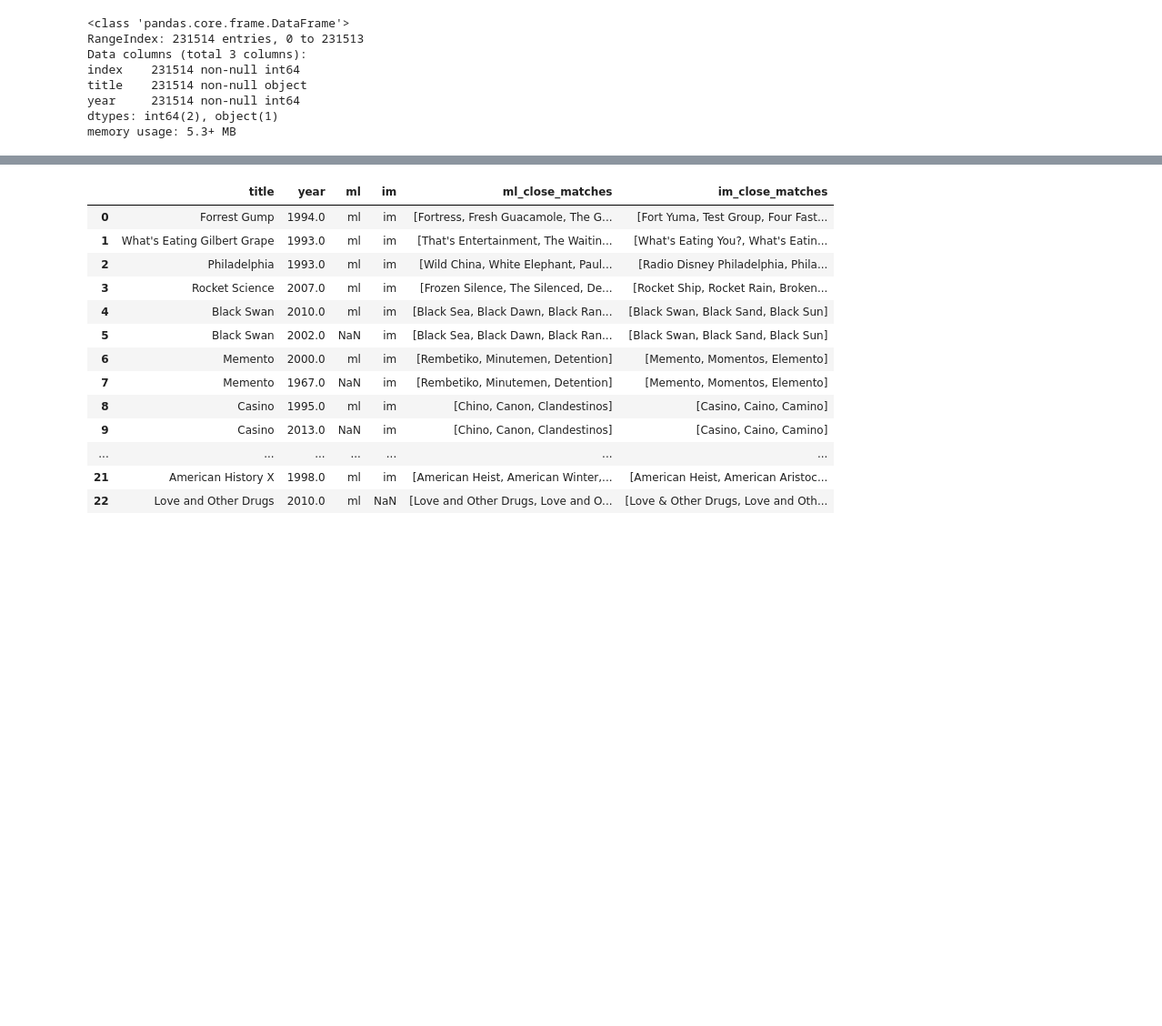
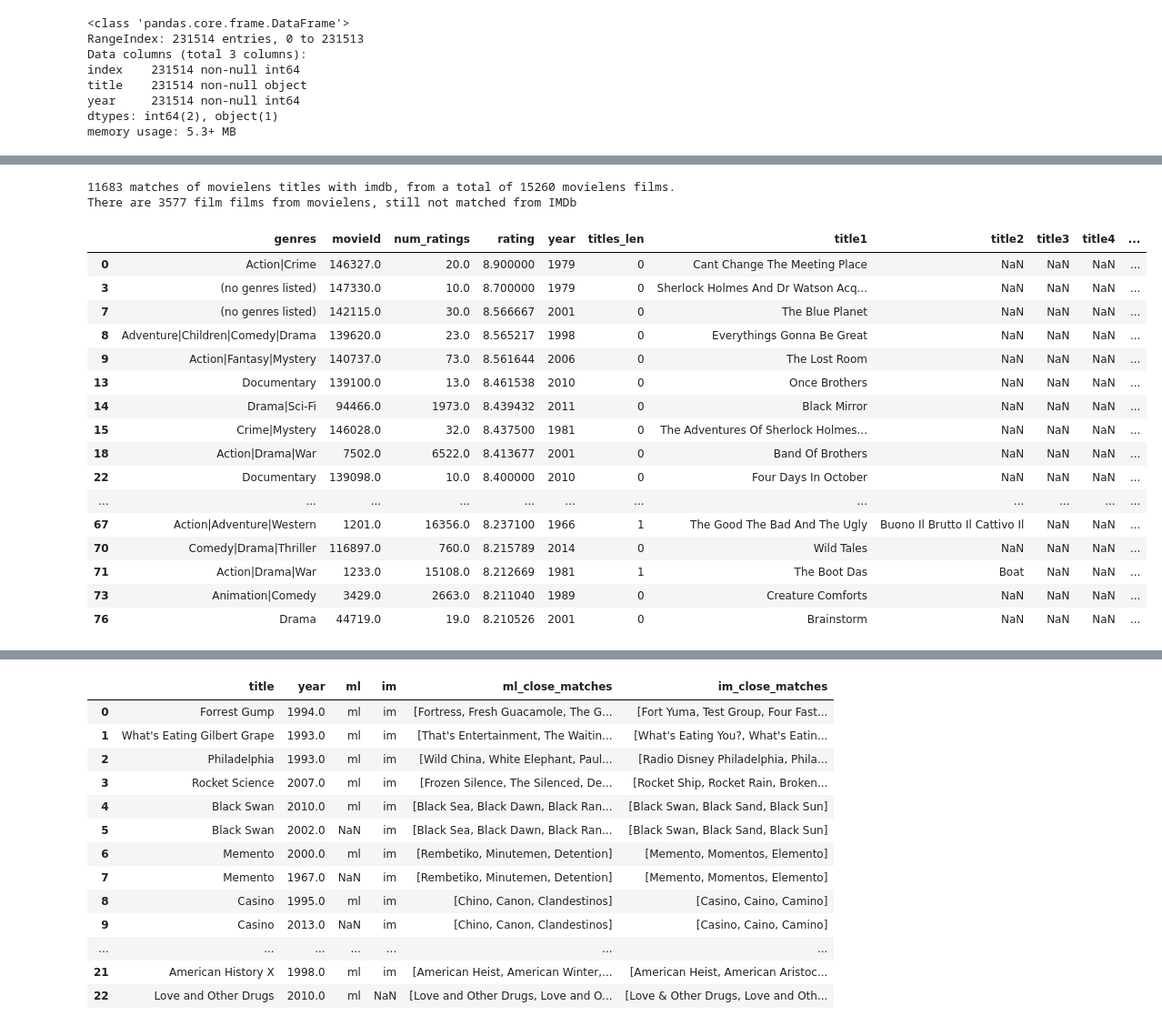
Before and after one commit to bartstonejjj/Data-Science, a Jupyter notebook: LAF/Film Recommendation Engine.ipynb, the cells around one changed output, grey strips where cells are left out. Shown at 91% size. Drawn from its saved outputs; the diff is of its cells as text; code cells hidden in the pictures; blank space fills up the shorter version.

```diff
--- a/LAF/Film Recommendation Engine.ipynb
+++ b/LAF/Film Recommendation Engine.ipynb
@@ -493,0 +488,19 @@ ml_mm_im_matches.to_excel('close_matches_for_movielens_with_imdb.xls')
+# %%
+# Data: MovieLens & IMDB
+
+# Continue modifying the same dataframe
+df = films_all.copy()
+
+# Create new field for each title1 to title4 for close match
+for i in range(1, 5):
+    df['title%s_close_match' %i] = pd.np.nan
+
+find_close_matches_on_movielens_titles(df)
+find_close_matches_on_movielens_titles(df, exact_year = False)
+
+# Save results
+films_all_w_cmtitles = df
+
+#Show close matches that have been found
+close_match_ftr = df['title1_close_match'].notnull()|df['title2_close_match'].notnull()|df['title3_close_match'].notnull()|df['title4_close_match'].notnull()
+df[close_match_ftr].head()
@@ -493,0 +552,32 @@ ml_mm_im_matches.to_excel('close_matches_for_movielens_with_imdb.xls')
+# %%
+# Show films still not matched by movielens to IMDB
+df = films_all_w_cmtitles
+df = df[df['title'].isnull()]
+
+df_mm = df#[~df['genres'].str.contains('Documentary')&~df['genres'].str.contains('no genres listed')]
+
+df = films_all_w_cmtitles
+print('%s matches of movielens titles with imdb, from a total of %s movielens films.'
+      %(len(df[df['title'].notnull()]),len(df)))
+print('There are %s ''film'' films from movielens, still not matched from IMDb'%len(df_mm))
+df_mm.head(30)
+# %% [output]
+11683 matches of movielens titles with imdb, from a total of 15260 movielens films.
+There are 3577 film films from movielens, still not matched from IMDb
+|  | genres | movieId | num_ratings | rating | year | titles_len | title1 | title2 | title3 | title4 | ... |
+| 0 | Action|Crime | 146327.0 | 20.0 | 8.900000 | 1979 | 0 | Cant Change The Meeting Place | NaN | NaN | NaN | ... |
+| 3 | (no genres listed) | 147330.0 | 10.0 | 8.700000 | 1979 | 0 | Sherlock Holmes And Dr Watson Acq... | NaN | NaN | NaN | ... |
+| 7 | (no genres listed) | 142115.0 | 30.0 | 8.566667 | 2001 | 0 | The Blue Planet | NaN | NaN | NaN | ... |
+| 8 | Adventure|Children|Comedy|Drama | 139620.0 | 23.0 | 8.565217 | 1998 | 0 | Everythings Gonna Be Great | NaN | NaN | NaN | ... |
+| 9 | Action|Fantasy|Mystery | 140737.0 | 73.0 | 8.561644 | 2006 | 0 | The Lost Room | NaN | NaN | NaN | ... |
+| 13 | Documentary | 139100.0 | 13.0 | 8.461538 | 2010 | 0 | Once Brothers | NaN | NaN | NaN | ... |
+| 14 | Drama|Sci-Fi | 94466.0 | 1973.0 | 8.439432 | 2011 | 0 | Black Mirror | NaN | NaN | NaN | ... |
+| 15 | Crime|Mystery | 146028.0 | 32.0 | 8.437500 | 1981 | 0 | The Adventures Of Sherlock Holmes... | NaN | NaN | NaN | ... |
+| 18 | Action|Drama|War | 7502.0 | 6522.0 | 8.413677 | 2001 | 0 | Band Of Brothers | NaN | NaN | NaN | ... |
+| 22 | Documentary | 139098.0 | 10.0 | 8.400000 | 2010 | 0 | Four Days In October | NaN | NaN | NaN | ... |
+| ... | ... | ... | ... | ... | ... | ... | ... | ... | ... | ... | ... |
+| 67 | Action|Adventure|Western | 1201.0 | 16356.0 | 8.237100 | 1966 | 1 | The Good The Bad And The Ugly | Buono Il Brutto Il Cattivo Il | NaN | NaN | ... |
+| 70 | Comedy|Drama|Thriller | 116897.0 | 760.0 | 8.215789 | 2014 | 0 | Wild Tales | NaN | NaN | NaN | ... |
+| 71 | Action|Drama|War | 1233.0 | 15108.0 | 8.212669 | 1981 | 1 | The Boot Das | Boat | NaN | NaN | ... |
+| 73 | Animation|Comedy | 3429.0 | 2663.0 | 8.211040 | 1989 | 0 | Creature Comforts | NaN | NaN | NaN | ... |
+| 76 | Drama | 44719.0 | 19.0 | 8.210526 | 2001 | 0 | Brainstorm | NaN | NaN | NaN | ... |
```
Also changed, not shown: parts of 25 cells of this notebook.
